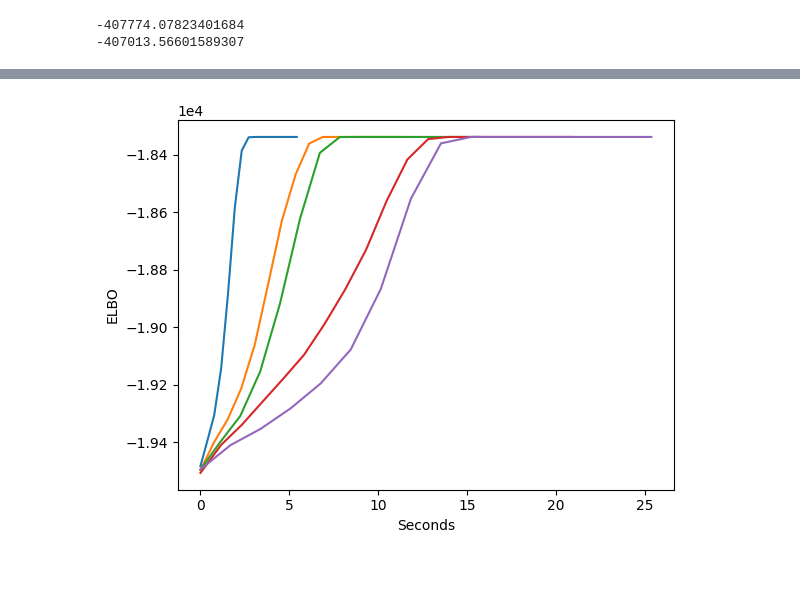
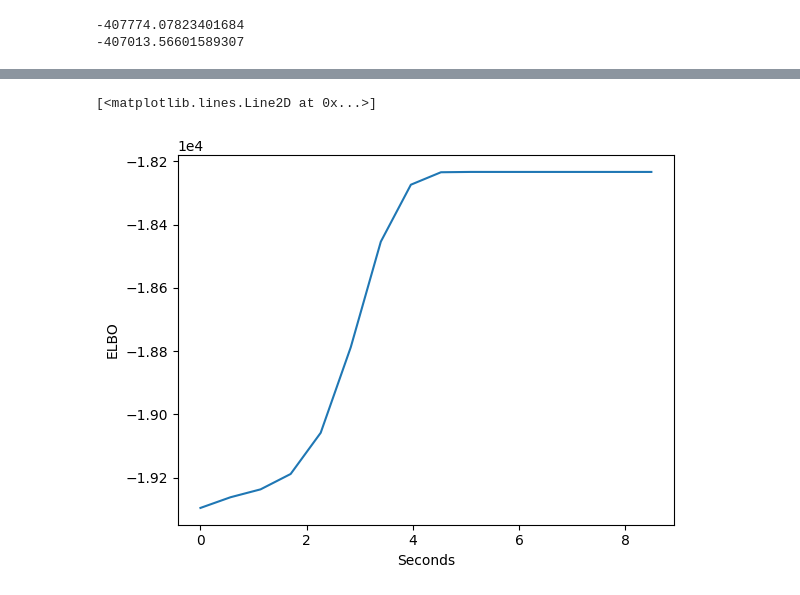
Before and after one commit to dasaeed/HT, a Jupyter notebook: LDA/LDA_testing.ipynb, the cells around one changed output, grey strips where cells are left out. Cells and saved outputs as stored; diff of their text form; code cells hidden in the pictures.

```diff
--- a/LDA/LDA_testing.ipynb
+++ b/LDA/LDA_testing.ipynb
@@ -35,7 +35,7 @@ def init_variation_params(X):
     N, M = X.shape
     LAMBDA = np.random.uniform(low=0.01, high=3.00, size=(K, V))
     GAMMA = np.ones(shape=(N, K))
-    PHI = np.ones(shape=(N, M, K)) * 1/K
+    PHI = np.ones(shape=(N, M, K)) * (1 / K)
 
     return LAMBDA, GAMMA, PHI
 # %%
@@ -109,59 +164,59 @@ print(compute_ELBO(LAMBDA, GAMMA, PHI, X))
 # %%
 K = 10 # Number of topics
 V = 50 # Number of terms in the vocabulary
 N = 20 # Number of documents
 M = 30 # Number of words per document
 ETA = 0.5 # Hyperparameter for V-Dirichlet topics prior
 ALPHA = 0.5 # Hyperparameter for K-Dirichlet topics proportion prior
 X = sim_LDA(K, V, N, M) # Simulate LDA-collection of documents
 
 start = time.time()
-for _ in range(5):
-    LAMBDA, GAMMA, PHI = init_variation_params(X)
-    curr_ELBO = 100 # Initialize current ELBO value (initially arbitrarily greater than prev_ELBO)
-    prev_ELBO = 0 # Initialize previous ELBO value (initially arbitrarily smaller than curr_ELBO)
-    ELBOs = [] # Store ELBO values for plotting
-    tol = 10e-10 # Tolerance for convergence of ELBO
+LAMBDA, GAMMA, PHI = init_variation_params(X)
+curr_ELBO = 100 # Initialize current ELBO value (initially arbitrarily greater than prev_ELBO)
+prev_ELBO = 0 # Initialize previous ELBO value (initially arbitrarily smaller than curr_ELBO)
+ELBOs = [] # Store ELBO values for plotting
+tol = 10e-10 # Tolerance for convergence of ELBO
 
-    # Continue to update variational parameters until ELBO has converged with respect to tolerance (tol)
-    while np.abs(curr_ELBO - prev_ELBO) > tol:
-        # Update variational topic assignment PHI[i, j]
-        for i in range(N):
-            for j in range(M):
-                # Again, x_ij is just an assignment of the vocabulary v=1,...,V so can treat it as such
-                x_ij = X[i, j]
+# Continue to update variational parameters until ELBO has converged with respect to tolerance (tol)
+while np.abs(curr_ELBO - prev_ELBO) > tol:
+    # Update variational topic assignment PHI[i, j]
+    for i in range(N):
+        for j in range(M):
+            # Again, x_ij is just an assignment of the vocabulary v=1,...,V so can treat it as such
+            x_ij = X[i, j]
 
-                # Calculate the expression inside the exponential for which PHI[i, j] is proportional to
-                exp_propto = digamma(LAMBDA[:, x_ij]) - digamma(np.sum(LAMBDA[:, x_ij])) \
-                    + digamma(GAMMA[i]) - digamma(np.sum(GAMMA[i]))
+            # Calculate the expression inside the exponential for which PHI[i, j] is proportional to
+            exp_propto = digamma(LAMBDA[:, x_ij]) - digamma(np.sum(LAMBDA[:, x_ij])) \
+                + digamma(GAMMA[i]) - digamma(np.sum(GAMMA[i]))
 
-                # Use log-sum-exp trick to normalize PHI[i, j] over k
-                PHI[i, j] = np.exp(exp_propto - log_sum_exp(exp_propto))
+            # Use log-sum-exp trick to normalize PHI[i, j] over k
+            PHI[i, j] = np.exp(exp_propto - log_sum_exp(exp_propto))
 
-            # Update variational topic proportions GAMMA[i]
-            for k in range(K):
-                # Update is ALPHA + sum_{j=1}^M PHI_ijk
-                GAMMA[i, k] = ALPHA + np.sum(PHI[i][:, k])
+        # Update variational topic proportions GAMMA[i]
+        for k in range(K):
+            # Update is ALPHA + sum_{j=1}^M PHI_ijk
+            GAMMA[i, k] = ALPHA + np.sum(PHI[i][:, k])
 
-        # Update variational topic LAMBDA[k]
-        for k in range(K):
-            for v in range(V):
-                # Update is ETA + \sum_{i=1}^N \sum_{j=1}^M 1{x_ij = v} PHI_ijk
-                LAMBDA[k, v] = ETA + np.sum([[float(X[i,j] == v) * PHI[i, j][k] for i in range(N)] for j in range(M)])
+    # Update variational topic LAMBDA[k]
+    for k in range(K):
+        for v in range(V):
+            # Update is ETA + \sum_{i=1}^N \sum_{j=1}^M 1{x_ij = v} PHI_ijk
+            LAMBDA[k, v] = ETA + np.sum([[float(X[i,j] == v) * PHI[i, j][k] for i in range(N)] for j in range(M)])
 
-        prev_ELBO = curr_ELBO # Set the previous ELBO to the current value of previous iteration
-        curr_ELBO = compute_ELBO(LAMBDA, GAMMA, PHI, X) # Compute ELBO for updated parameters; set current ELBO to new ELBO
-        ELBOs.append(curr_ELBO) # Store computed ELBO values
+    prev_ELBO = curr_ELBO # Set the previous ELBO to the current value of previous iteration
+    curr_ELBO = compute_ELBO(LAMBDA, GAMMA, PHI, X) # Compute ELBO for updated parameters; set current ELBO to new ELBO
+    ELBOs.append(curr_ELBO) # Store computed ELBO values
 
     total_time = time.time() - start
 
-    plt.xlabel("Seconds")
-    plt.ylabel("ELBO")
-    plt.ticklabel_format(style="sci", axis="y", scilimits=(0, 0))
+plt.xlabel("Seconds")
+plt.ylabel("ELBO")
+plt.ticklabel_format(style="sci", axis="y", scilimits=(0, 0))
 
-    plt.plot(np.linspace(0, total_time, len(ELBOs)), ELBOs)
+plt.plot(np.linspace(0, total_time, len(ELBOs)), ELBOs)
 # %% [output]
+[<matplotlib.lines.Line2D at 0x...>]
-[figure, old version]
+[figure, new version]
 # %%
 def init_variation_params(X):
     N, M = X.shape
```
Also changed, not shown: parts of 2 cells of this notebook.
